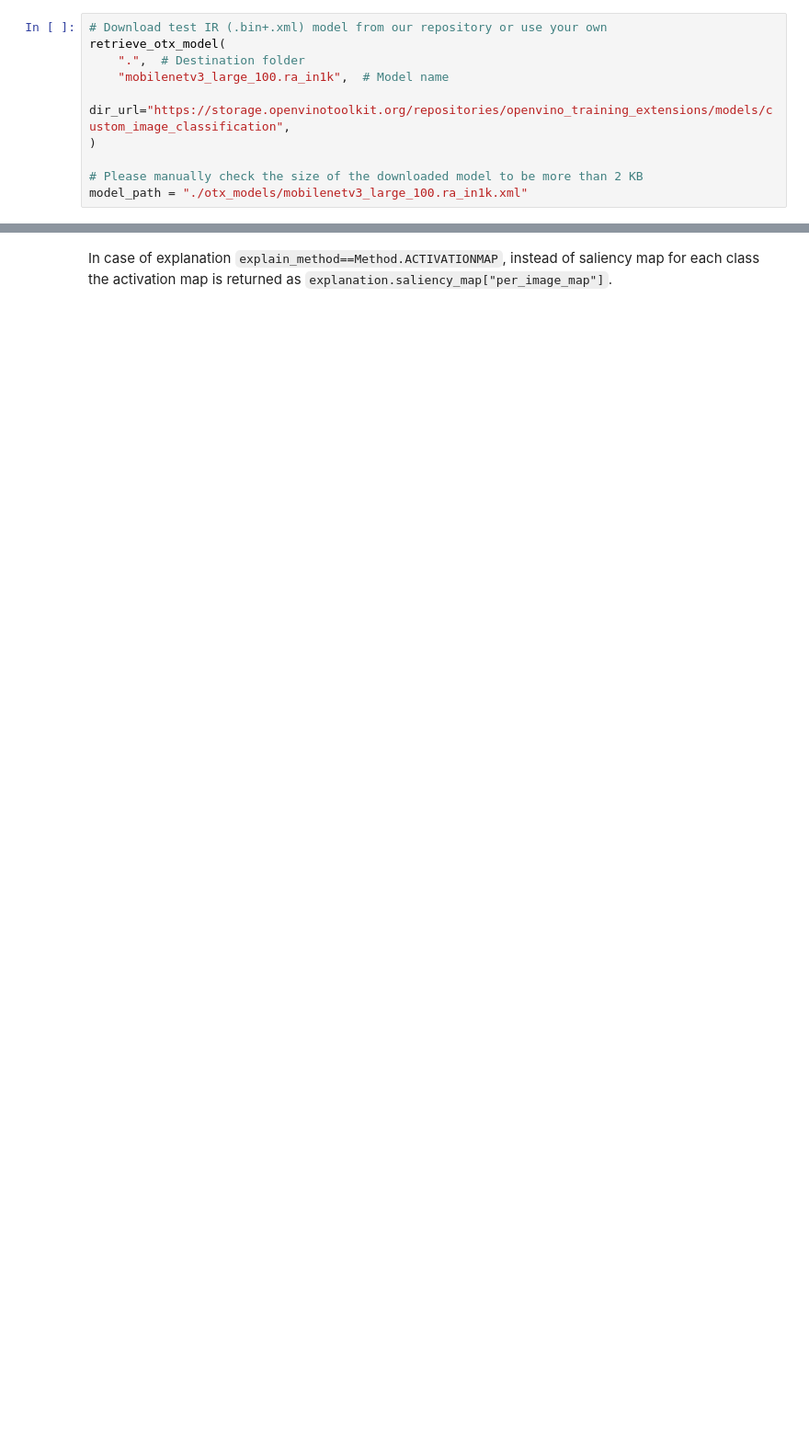
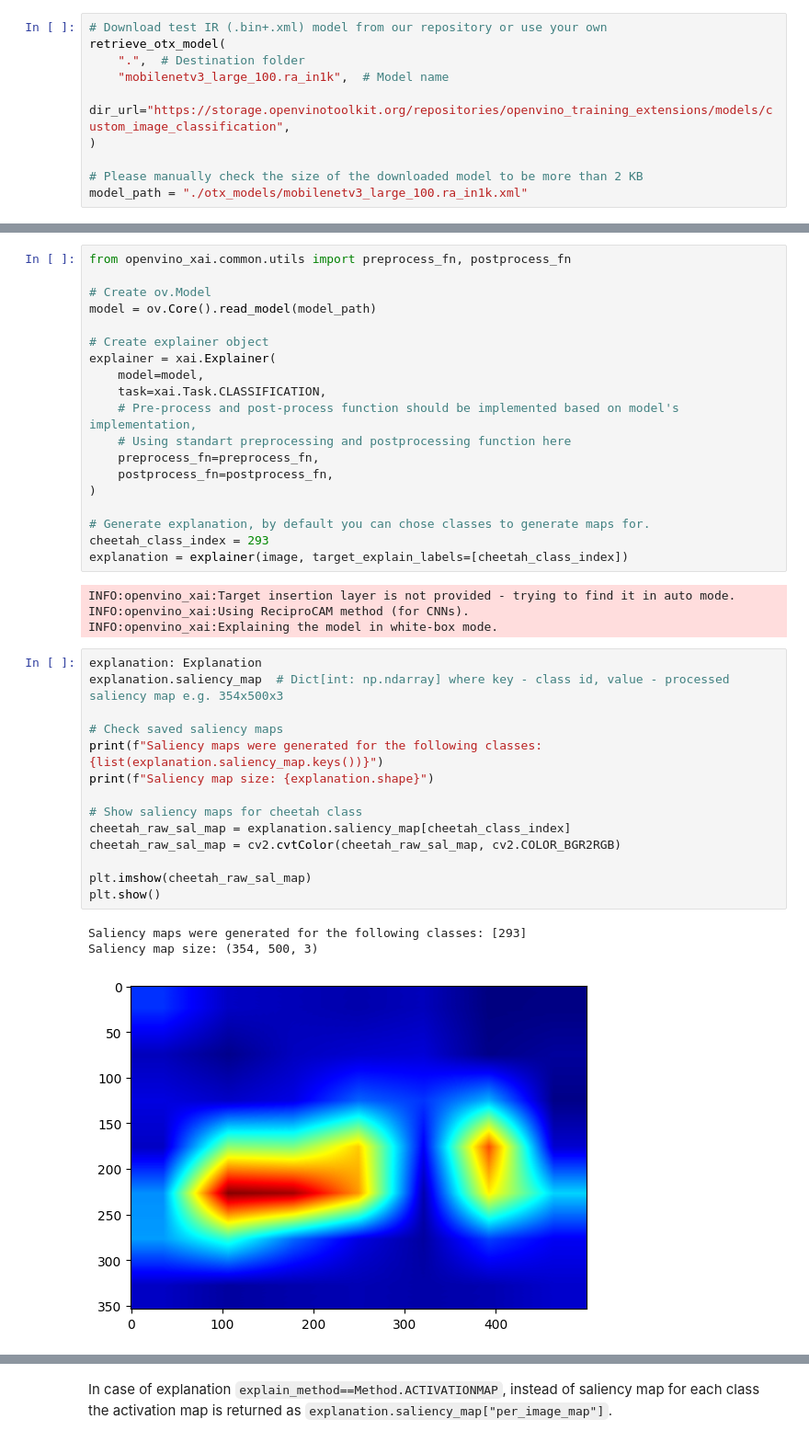
Before and after one commit to openvinotoolkit/openvino_xai, a Jupyter notebook: notebooks/xai_classification/xai_classification.ipynb, the cells around one changed output, grey strips where cells are left out. Shown at 92% size. Drawn from its saved outputs; the diff is of its cells as text; blank space fills up the shorter version.

```diff
--- a/notebooks/xai_classification/xai_classification.ipynb
+++ b/notebooks/xai_classification/xai_classification.ipynb
@@ -363,0 +126,41 @@ plt.show()
+# %%
+from openvino_xai.common.utils import preprocess_fn, postprocess_fn
+
+# Create ov.Model
+model = ov.Core().read_model(model_path)
+
+# Create explainer object
+explainer = xai.Explainer(
+    model=model,
+    task=xai.Task.CLASSIFICATION,
+    # Pre-process and post-process function should be implemented based on model's implementation,
+    # Using standart preprocessing and postprocessing function here
+    preprocess_fn=preprocess_fn,
+    postprocess_fn=postprocess_fn,
+)
+
+# Generate explanation, by default you can chose classes to generate maps for.
+cheetah_class_index = 293
+explanation = explainer(image, target_explain_labels=[cheetah_class_index])
+# %% [output]
+INFO:openvino_xai:Target insertion layer is not provided - trying to find it in auto mode.
+INFO:openvino_xai:Using ReciproCAM method (for CNNs).
+INFO:openvino_xai:Explaining the model in white-box mode.
+# %%
+explanation: Explanation
+explanation.saliency_map  # Dict[int: np.ndarray] where key - class id, value - processed saliency map e.g. 354x500x3
+
+# Check saved saliency maps
+print(f"Saliency maps were generated for the following classes: {list(explanation.saliency_map.keys())}")
+print(f"Saliency map size: {explanation.shape}")
+
+# Show saliency maps for cheetah class
+cheetah_raw_sal_map = explanation.saliency_map[cheetah_class_index]
+cheetah_raw_sal_map = cv2.cvtColor(cheetah_raw_sal_map, cv2.COLOR_BGR2RGB)
+
+plt.imshow(cheetah_raw_sal_map)
+plt.show()
+# %% [output]
+Saliency maps were generated for the following classes: [293]
+Saliency map size: (354, 500, 3)
+[figure, added]
```
Also changed, not shown: parts of 87 cells of this notebook, 3 other files.
